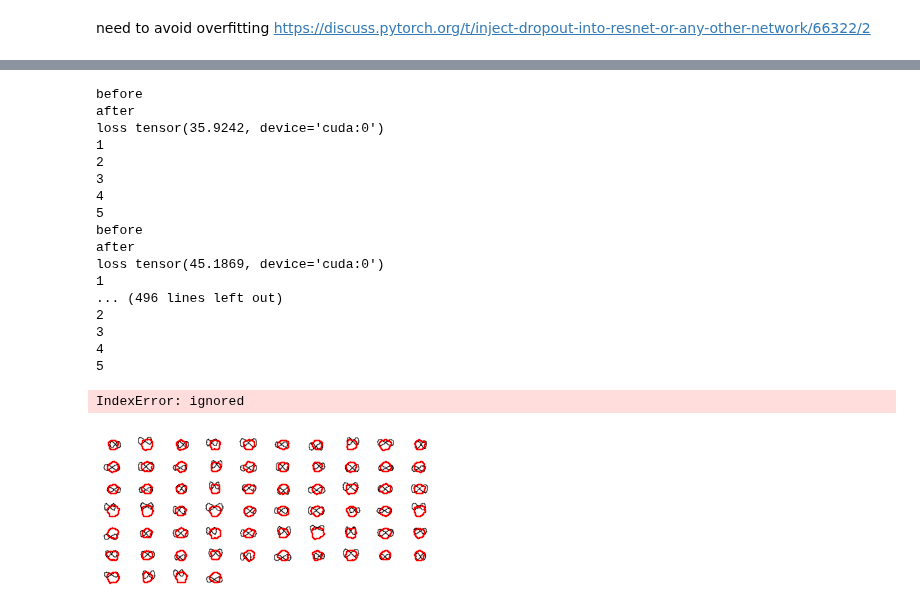
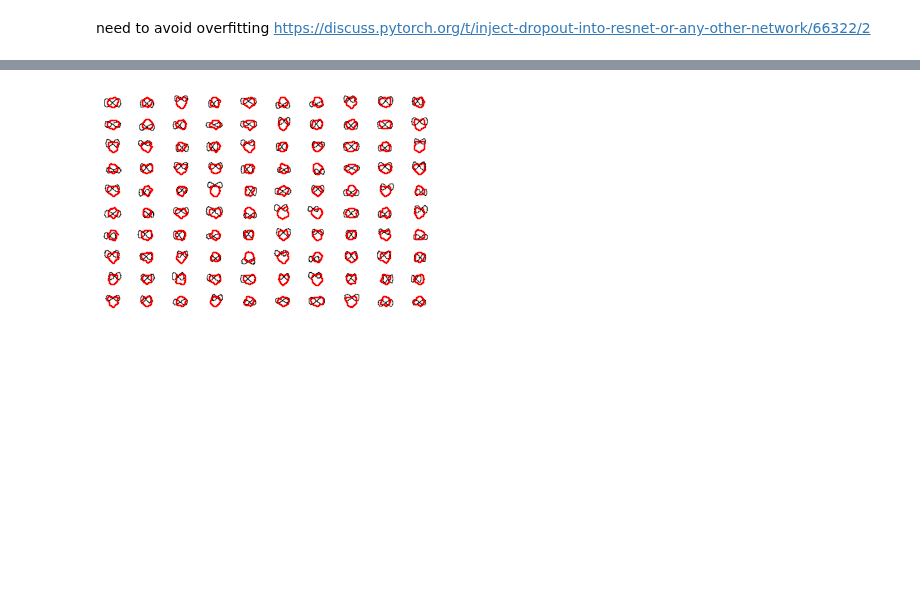
Before and after one commit to WilliamAshbee/splineexample, a Jupyter notebook: figure8_fail.ipynb, the cells around one changed output, grey strips where cells are left out. Drawn from its saved outputs; the diff is of its cells as text; code cells hidden in the pictures; blank space fills up the shorter version.

```diff
--- a/figure8_fail.ipynb
+++ b/figure8_fail.ipynb
@@ -648,7 +648,7 @@ epoch 99 loss tensor(0.2904, device='cuda:0', grad_fn=<MeanBackward0>)
 # %%
 optimizer = torch.optim.Adam(model.parameters(),lr = 0.00001, betas = (.9,.999))#ideal
 # %%
-for epoch in range(200):
+for epoch in range(100):
   for x,y in loader_train:
     optimizer.zero_grad()
     x = x.cuda()
@@ -681,12 +678,0 @@ optimizer = torch.optim.Adam(model.parameters(),lr = 0.000001, betas = (.9,.999)
-# %%
-for epoch in range(100):
-  for x,y in loader_train:
-    optimizer.zero_grad()
-    x = x.cuda()
-    y = y.cuda()
-    loss = mse_cnn(x,y)
-    loss.backward()
-    optimizer.step()
-  print('epoch',epoch,'loss',loss)
-
-    #print(out.shape)
@@ -830,11 +798,8 @@ def f8_matrix(length = 10):
       randMultSiny = np.random.uniform(.25,.5)
       randMultFreqSinx = np.random.uniform(10.0,20.0)
       randMultFreqSiny = np.random.uniform(10.0,20.0)
-      #randAddSinx = np.random.uniform(0.0,1.0)
-      #randAddSiny = np.random.uniform(0.0,1.0)
       xsin = randMultSiny*((t*randMultFreqSinx).sin())#+randAddSinx
       ysin = randMultSiny*((t*randMultFreqSiny).sin())#+randAddSiny
-      #print('maxxsin',torch.max(xsin))
       x[i,:] = (x[i,:]*randMultx)+16+randAddx+xsin
       y[i,:] = (y[i,:]*randMulty)+16+randAddy+ysin
 
@@ -880,23 +845,17 @@ def f8_plot_all( sample = None, model = None, labels = None):
             c0 = None
             X = []
             Y = []
-            print('before')
-            out = model(sample.unsqueeze(0).cuda()).reshape(1000,2)
-            print('after')
-            print('loss',mse_cnn(sample.unsqueeze(0).cuda(),labels.unsqueeze(0).cuda()))
+            spl = sample.unsqueeze(0).cuda()
+            #assert spl.shape == (1,3,1024)
+            out = model(spl).reshape(1000,2)
             X = out[:1000,0]
             Y = out[-1000:,1]
-            print('1')
             predres = 1000
             s = [.001 for x in range(predres)]
-            print('2')
             assert len(s) == predres
-            print('3')
             c = ['red' for x in range(predres)]
             assert len(c) == predres
-            print('4')
             ascatter = plt.scatter(X.cpu().numpy(),Y.cpu().numpy(),c='r',s=.001)
-            print('5')
             plt.gca().add_artist(ascatter)
     else:
         X = labels[:,0]
@@ -965,7 +924,7 @@ from torch.utils import data
 from torch.utils.data import DataLoader, TensorDataset, RandomSampler
 
 mini_batch = 64
-f8_train_dataset = Figure8Dataset(length = 64*1)
+f8_train_dataset = Figure8Dataset(length = 64*20)
 f8_loader_train = data.DataLoader(
     f8_train_dataset,
     batch_size=mini_batch,
@@ -1001,22 +956,4 @@ f8 loss 36.03455352783203
 # %%
-Figure8Dataset.displayCanvas('figure8dataset.png',f8_train_dataset, model = model)
+Figure8Dataset.displayCanvas('figure8dataset-cnn-trainameb.png',f8_train_dataset, model = model)
 # %% [output]
-before
-after
-loss tensor(35.9242, device='cuda:0')
-1
-2
-3
-4
-5
-before
-after
-loss tensor(45.1869, device='cuda:0')
-1
-... (496 lines left out)
-2
-3
-4
-5
-IndexError: ignored
-[figure, old version]
+[figure, new version]
```
Also changed, not shown: parts of 18 cells of this notebook.
